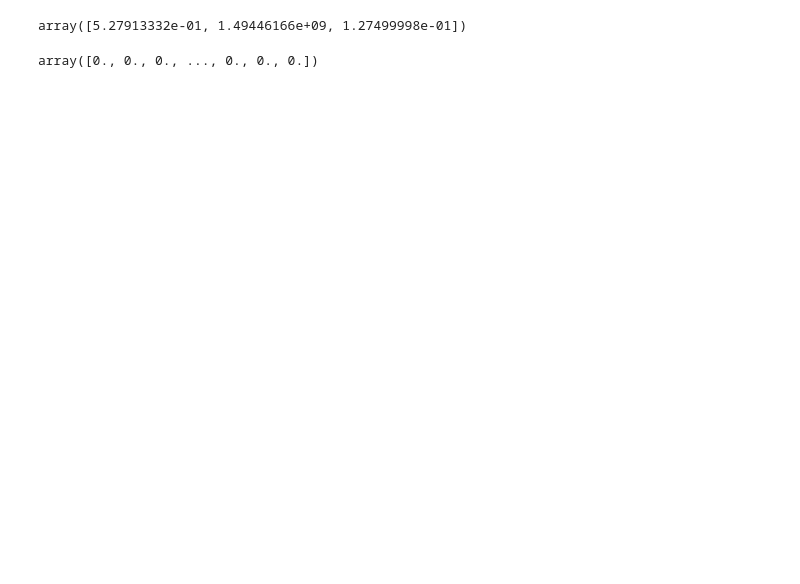
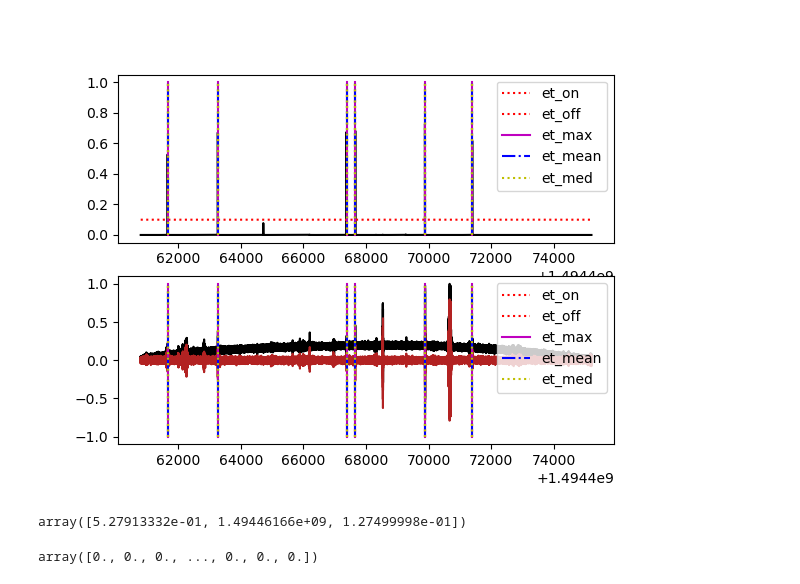
Before and after one commit to pnsn/Sci-Prod-ML, a Jupyter notebook: ml_prediction/notebooks/feature_extraction_tests.ipynb, the cells around one changed output. Saved outputs shown, nothing was run; the diff lists cells and outputs as text; code cells hidden in the pictures; blank space fills up the shorter version.

```diff
--- a/ml_prediction/notebooks/feature_extraction_tests.ipynb
+++ b/ml_prediction/notebooks/feature_extraction_tests.ipynb
@@ -73 +64,52 @@ display(df_pick.T)
+# %%
+ml_tr = st.select(channel="??P")[0]
+x = ml_tr.times(type="timestamp")
+y = ml_tr.data
+
+fig = plt.figure()
+ax1 = fig.add_subplot(2, 1, 1)
+ax2 = fig.add_subplot(2, 1, 2, sharex=ax1)
+
+ax1.plot(x, y, "k-")
+ax1.plot(x, [0.1] * len(x), "r:")
+ax2.plot(
+    st.select(channel="??Z")[0].times(type="timestamp"),
+    st.select(channel="??Z")[0]
+    .copy()
+    .detrend()
+    .normalize()
+    .data,
+    "k-",
+)
+ax2.plot(
+    st.select(channel="??Z")[0].times(type="timestamp"),
+    st.select(channel="??Z")[0]
+    .copy()
+    .detrend()
+    .normalize()
+    .filter("bandpass", freqmin=1, freqmax=45)
+    .data,
+    "-",
+    color='firebrick'
+)
+
+
+et_bundle = [
+    ("et_on", "r:"),
+    ("et_off", "r:"),
+    ("et_max", "m-"),
+    ("et_mean", "b-."),
+    ("et_med", "y:"),
+]
+
+for _I in range(len(df_pick)):
+    _S = df_pick.iloc[_I, :]
+    for ax, yrng in [[ax1, [0, 1]], [ax2, [-1, 1]]]:
+        for _f, _c in et_bundle:
+            ax.plot([_S[_f]] * 2, yrng, _c, label=_f)
+        if _I == 0:
+            ax.legend()
+        # for _s, _f, _c in [(1, 'dt_std', 'r:'),(1)]
+# %% [output]
+[figure, added]
 # %%
```
Also changed, not shown: parts of 9 cells of this notebook, 1 other file.
